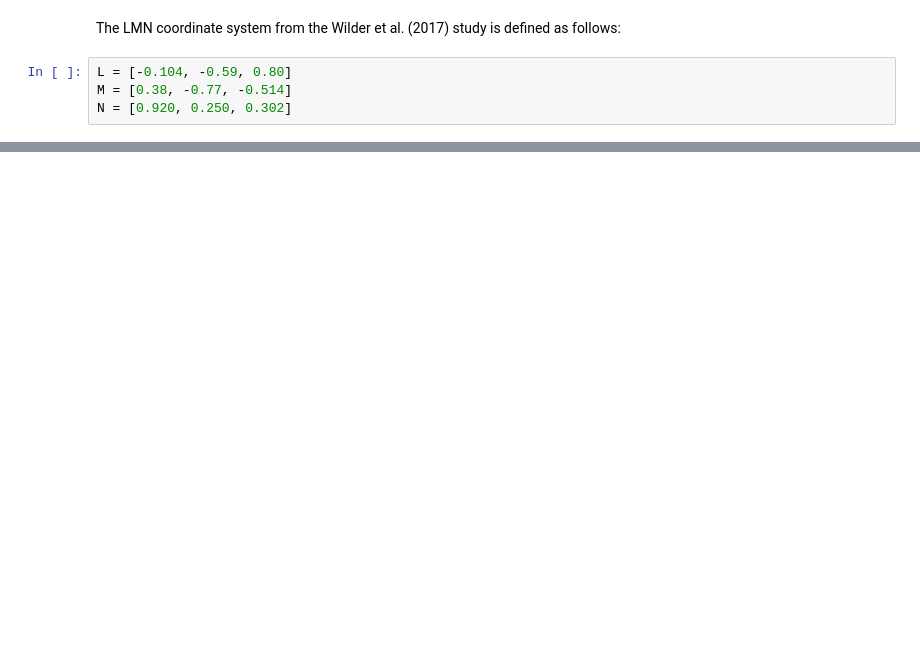
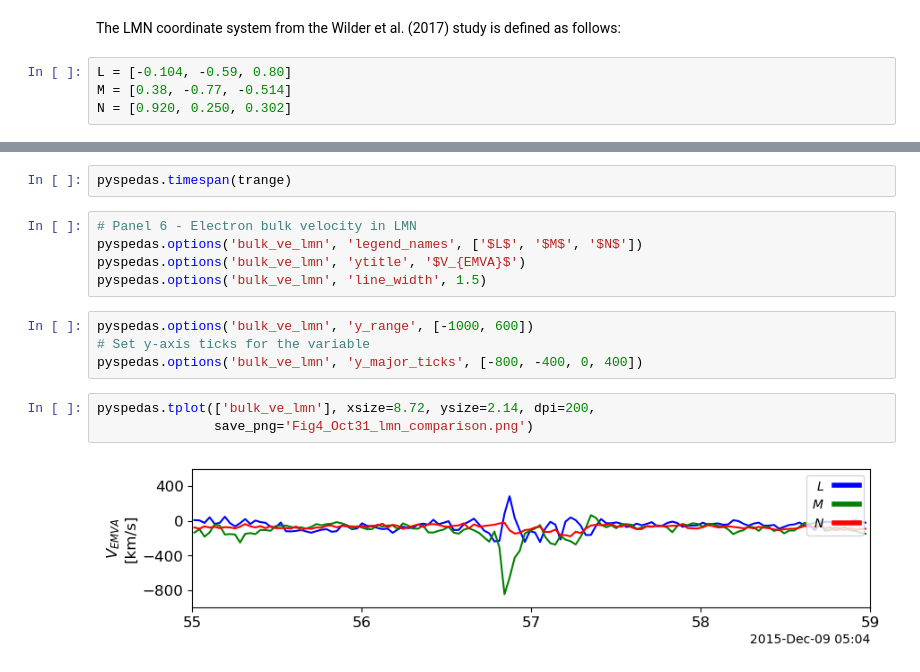
Before and after one commit to regis-john/FPC_mRx, a Jupyter notebook: validation_checks/lmn_validation_check.ipynb, the cells around one changed output, grey strips where cells are left out. Saved outputs shown, nothing was run; the diff lists cells and outputs as text; blank space fills up the shorter version.

```diff
--- a/validation_checks/lmn_validation_check.ipynb
+++ b/validation_checks/lmn_validation_check.ipynb
@@ -179,0 +242,16 @@ TypeError: mms_load_fgm() got an unexpected keyword argument 'coord'
+# %%
+pyspedas.timespan(trange)
+# %%
+# Panel 6 - Electron bulk velocity in LMN
+pyspedas.options('bulk_ve_lmn', 'legend_names', ['$L$', '$M$', '$N$'])
+pyspedas.options('bulk_ve_lmn', 'ytitle', '$V_{EMVA}$')
+pyspedas.options('bulk_ve_lmn', 'line_width', 1.5)
+# %%
+pyspedas.options('bulk_ve_lmn', 'y_range', [-1000, 600])
+# Set y-axis ticks for the variable
+pyspedas.options('bulk_ve_lmn', 'y_major_ticks', [-800, -400, 0, 400])
+# %%
+pyspedas.tplot(['bulk_ve_lmn'], xsize=8.72, ysize=2.14, dpi=200,
+               save_png='Fig4_Oct31_lmn_comparison.png')
+# %% [output]
+[figure, added]
```
Also changed, not shown: parts of 35 cells of this notebook, 3 other files.
